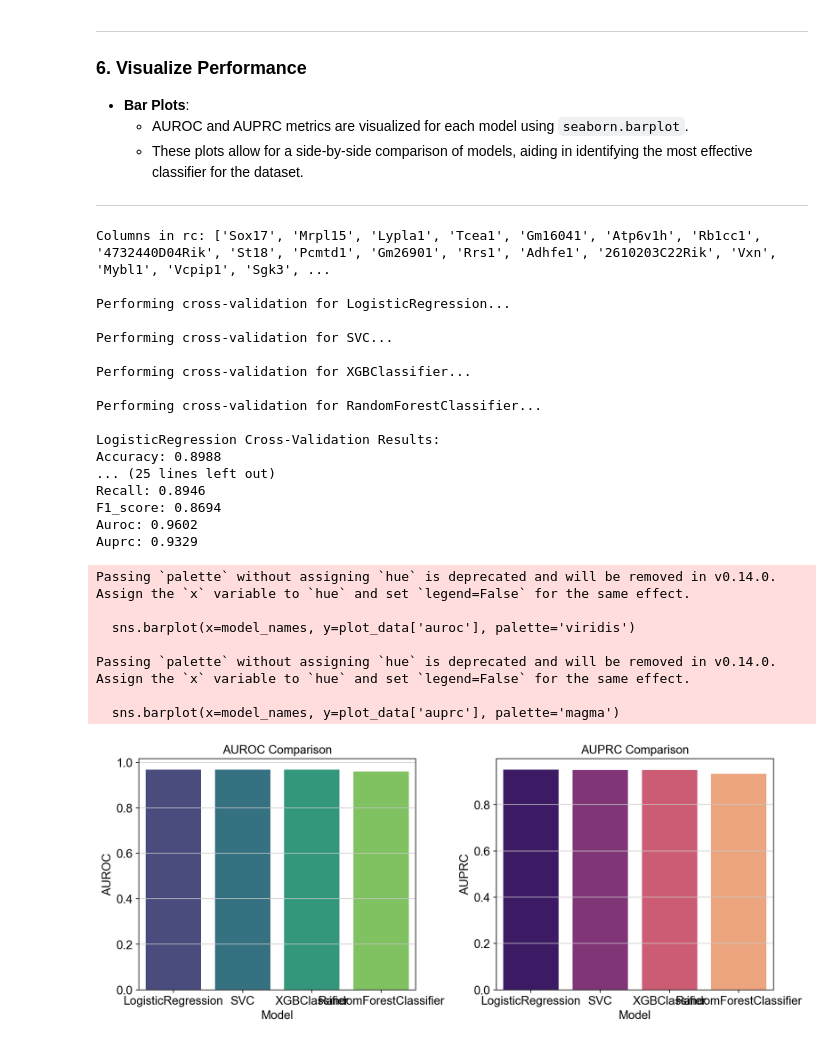
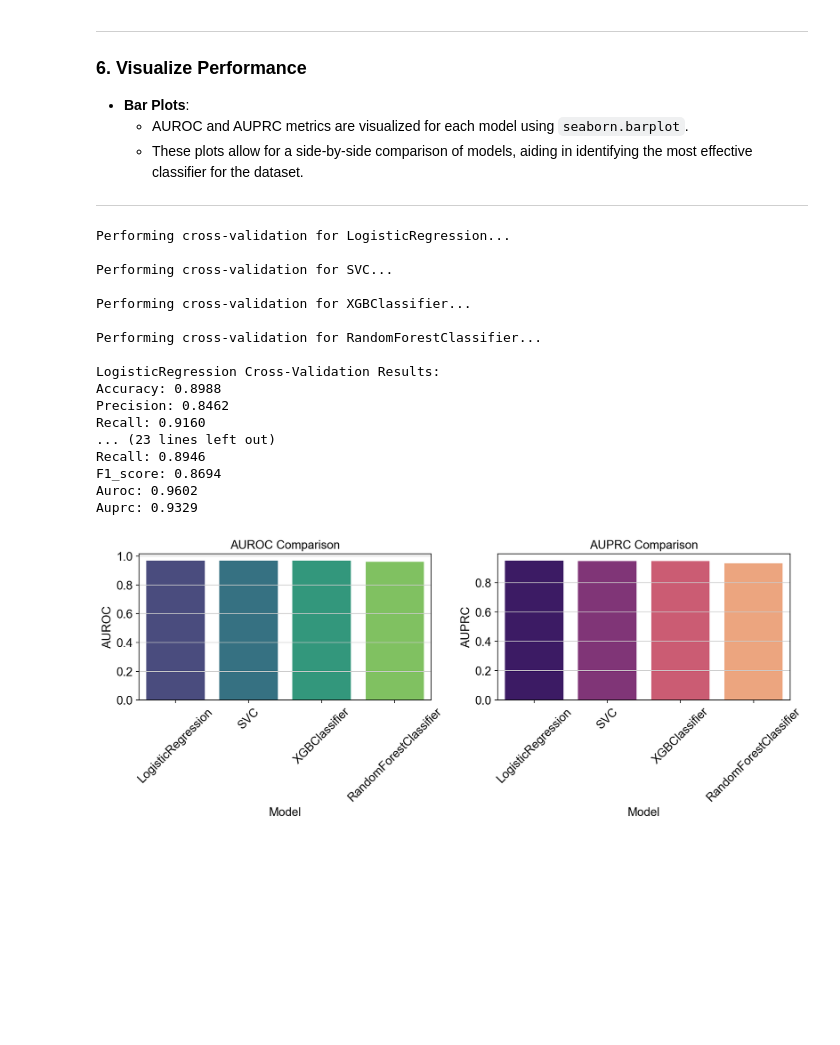
Before and after one commit to mcgilldinglab/CellSexID, a Jupyter notebook: CellSexID.ipynb, the cells around one changed output. Saved outputs shown, nothing was run; the diff lists cells and outputs as text; code cells hidden in the pictures; blank space fills up the shorter version.

```diff
--- a/CellSexID.ipynb
+++ b/CellSexID.ipynb
@@ -342,8 +344,7 @@ import seaborn as sns
 
 # If 'rc' is already in memory, proceed to the next steps
 
-# Verify columns in rc
-print("Columns in rc:", rc.columns.tolist())
+
 
 # Extracting the necessary columns for training
 columns_to_extract = [
@@ -435,58 +436,69 @@ for model_name, metrics in cv_results.items():
     for metric, value in metrics.items():
         print(f"{metric.capitalize()}: {value:.4f}")
 
+
 # Prepare data for plotting
 metrics_to_plot = ['auroc', 'auprc']
-plot_data = {metric: [] for metric in metrics_to_plot}
-model_names = []
+plot_data = []
 
+# Reshape data for Seaborn's new API
 for model_name, metrics in cv_results.items():
-    model_names.append(model_name)
     for metric in metrics_to_plot:
-        plot_data[metric].append(metrics.get(metric, 0))
+        plot_data.append({
+            'Model': model_name,
+            'Metric Value': metrics.get(metric, 0),
+            'Metric Type': metric.upper()
+        })
+
+plot_df = pd.DataFrame(plot_data)
 
 # Create bar plots for AUROC and AUPRC
 plt.figure(figsize=(12, 5))
 
 # AUROC bar plot
 plt.subplot(1, 2, 1)
-sns.barplot(x=model_names, y=plot_data['auroc'], palette='viridis')
+sns.barplot(data=plot_df[plot_df['Metric Type'] == 'AUROC'],
+            x='Model',
+            y='Metric Value',
+            hue='Model',
+            legend=False,
+            palette='viridis')
 plt.title('AUROC Comparison')
 plt.xlabel('Model')
 plt.ylabel('AUROC')
+plt.xticks(rotation=45)
 
 # AUPRC bar plot
 plt.subplot(1, 2, 2)
-sns.barplot(x=model_names, y=plot_data['auprc'], palette='magma')
+sns.barplot(data=plot_df[plot_df['Metric Type'] == 'AUPRC'],
+            x='Model',
+            y='Metric Value',
+            hue='Model',
+            legend=False,
+            palette='magma')
 plt.title('AUPRC Comparison')
 plt.xlabel('Model')
 plt.ylabel('AUPRC')
+plt.xticks(rotation=45)
 
 plt.tight_layout()
 plt.show()
 # %% [output]
-Columns in rc: ['Sox17', 'Mrpl15', 'Lypla1', 'Tcea1', 'Gm16041', 'Atp6v1h', 'Rb1cc1', '4732440D04Rik', 'St18', 'Pcmtd1', 'Gm26901', 'Rrs1', 'Adhfe1', '2610203C22Rik', 'Vxn', 'Mybl1', 'Vcpip1', 'Sgk3', ...
-
 Performing cross-validation for LogisticRegression...
 
 Performing cross-validation for SVC...
 
 Performing cross-validation for XGBClassifier...
 
 Performing cross-validation for RandomForestClassifier...
 
 LogisticRegression Cross-Validation Results:
 Accuracy: 0.8988
-... (25 lines left out)
+Precision: 0.8462
+Recall: 0.9160
+... (23 lines left out)
 Recall: 0.8946
 F1_score: 0.8694
 Auroc: 0.9602
 Auprc: 0.9329
-Passing `palette` without assigning `hue` is deprecated and will be removed in v0.14.0. Assign the `x` variable to `hue` and set `legend=False` for the same effect.
-
-  sns.barplot(x=model_names, y=plot_data['auroc'], palette='viridis')
-
-Passing `palette` without assigning `hue` is deprecated and will be removed in v0.14.0. Assign the `x` variable to `hue` and set `legend=False` for the same effect.
-
-  sns.barplot(x=model_names, y=plot_data['auprc'], palette='magma')
-[figure, old version]
+[figure, new version]
```
Also changed, not shown: parts of 1 cell of this notebook.
